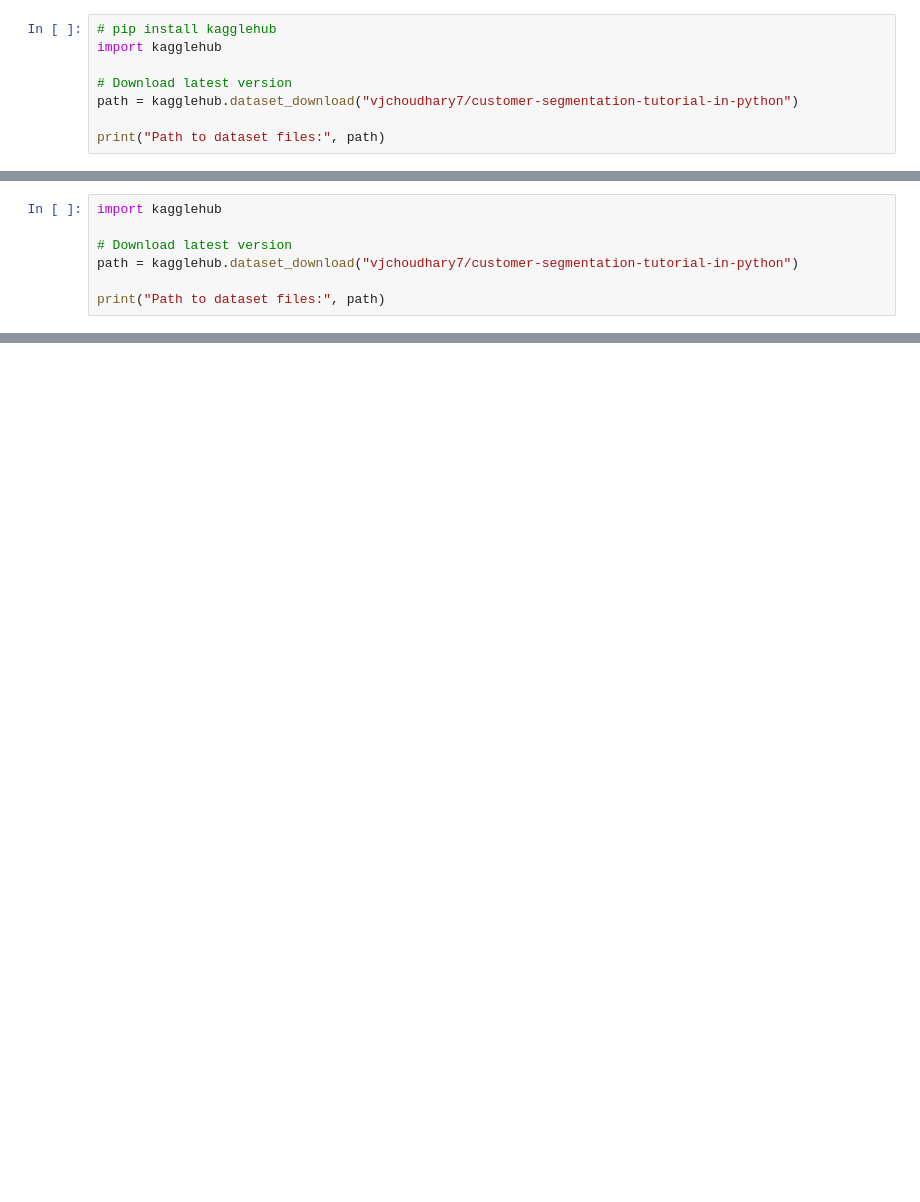
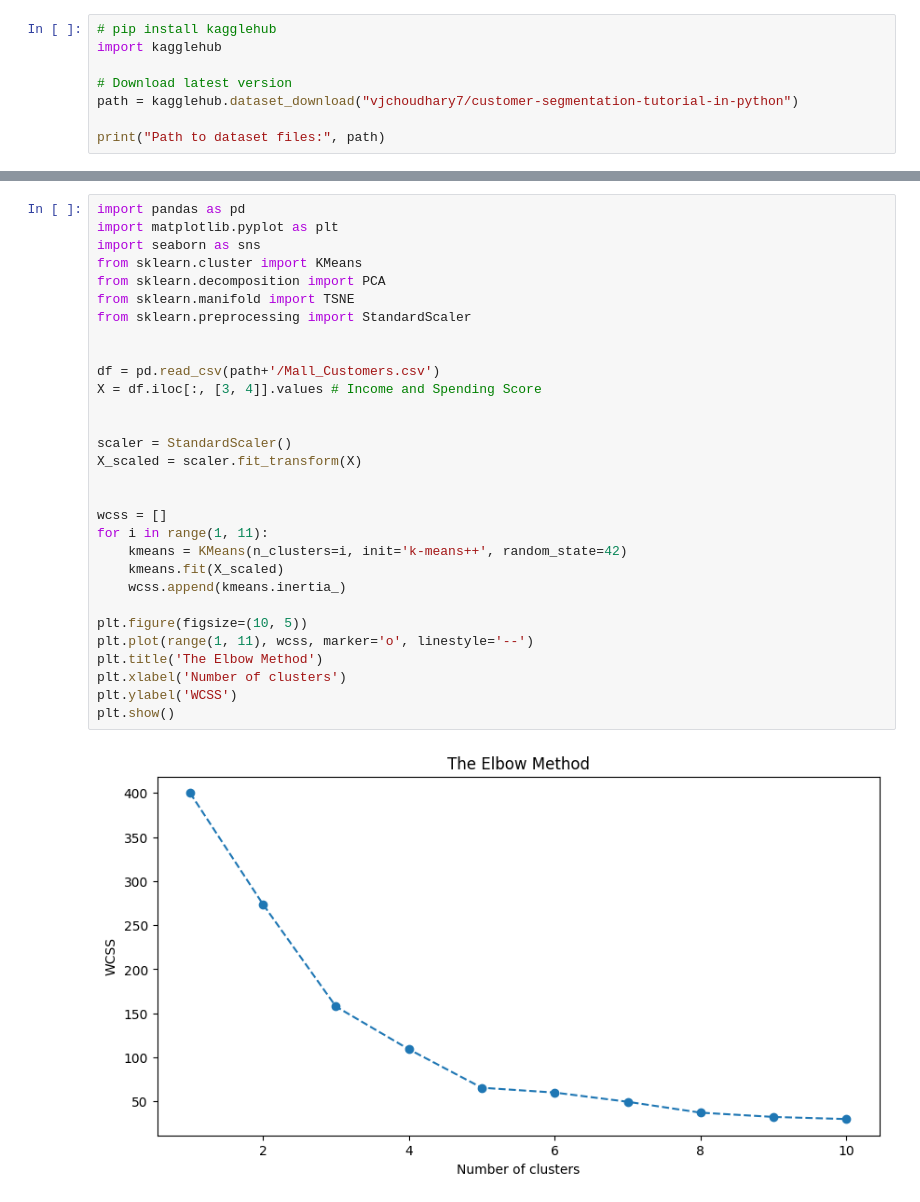
Before and after one commit to iamlajoya21/ml_bootcamp, a Jupyter notebook: current/classwork/April7.ipynb, the cells around one changed output, grey strips where cells are left out. Drawn from its saved outputs; the diff is of its cells as text; blank space fills up the shorter version.

Commit message:
Add solution to kmeans clustering

```diff
--- a/current/classwork/April7.ipynb
+++ b/current/classwork/April7.ipynb
@@ -37,7 +13,0 @@ Note: you may need to restart the kernel to use updated packages.
-# %%
-import kagglehub
-
-# Download latest version
-path = kagglehub.dataset_download("vjchoudhary7/customer-segmentation-tutorial-in-python")
-
-print("Path to dataset files:", path)
@@ -47,0 +32,32 @@ Path to dataset files: /Users/rafael/.cache/kagglehub/datasets/vjchoudhary7/cust
+# %%
+import pandas as pd
+import matplotlib.pyplot as plt
+import seaborn as sns
+from sklearn.cluster import KMeans
+from sklearn.decomposition import PCA
+from sklearn.manifold import TSNE
+from sklearn.preprocessing import StandardScaler
+
+
+df = pd.read_csv(path+'/Mall_Customers.csv')
+X = df.iloc[:, [3, 4]].values # Income and Spending Score
+
+
+scaler = StandardScaler()
+X_scaled = scaler.fit_transform(X)
+
+
+wcss = []
+for i in range(1, 11):
+    kmeans = KMeans(n_clusters=i, init='k-means++', random_state=42)
+    kmeans.fit(X_scaled)
+    wcss.append(kmeans.inertia_)
+
+plt.figure(figsize=(10, 5))
+plt.plot(range(1, 11), wcss, marker='o', linestyle='--')
+plt.title('The Elbow Method')
+plt.xlabel('Number of clusters')
+plt.ylabel('WCSS')
+plt.show()
+# %% [output]
+[figure, added]
```
Also changed, not shown: parts of 13 cells of this notebook.
